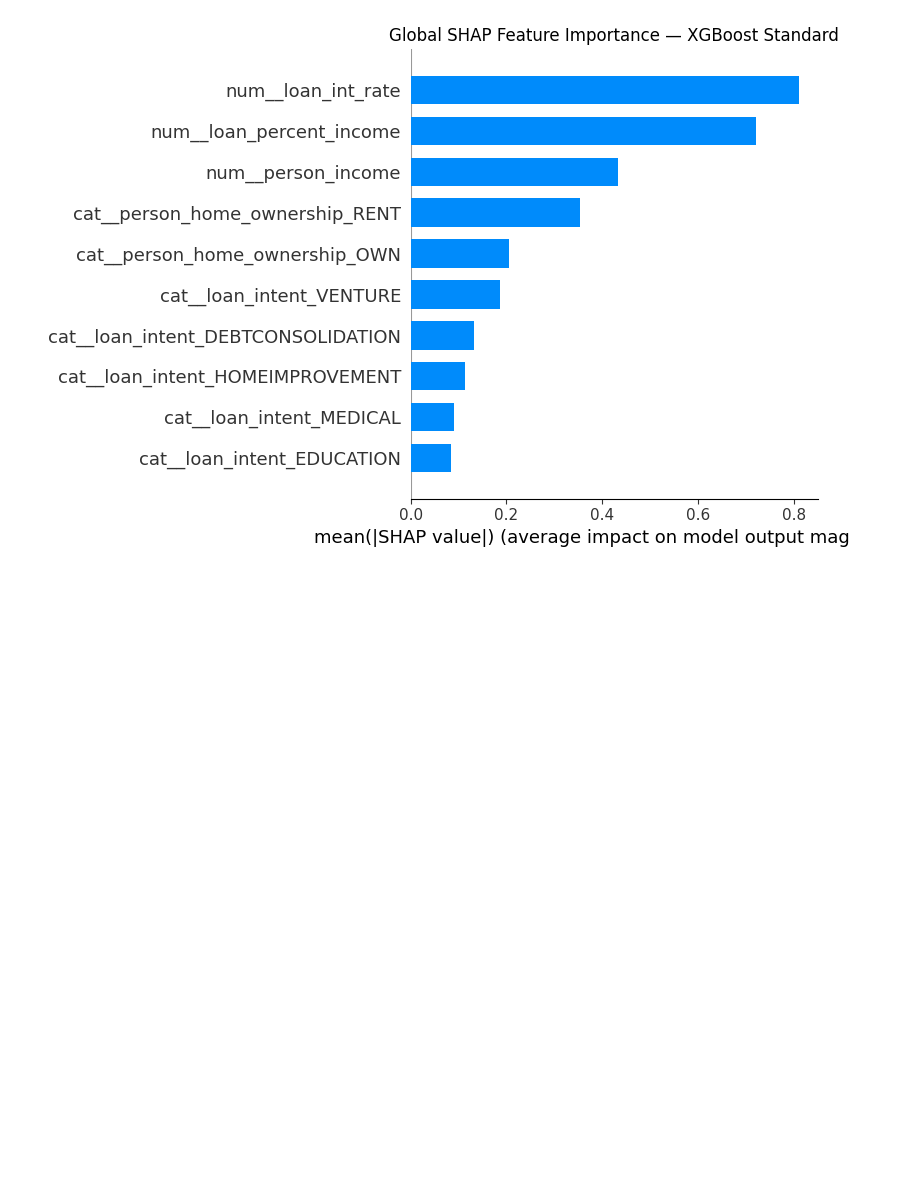
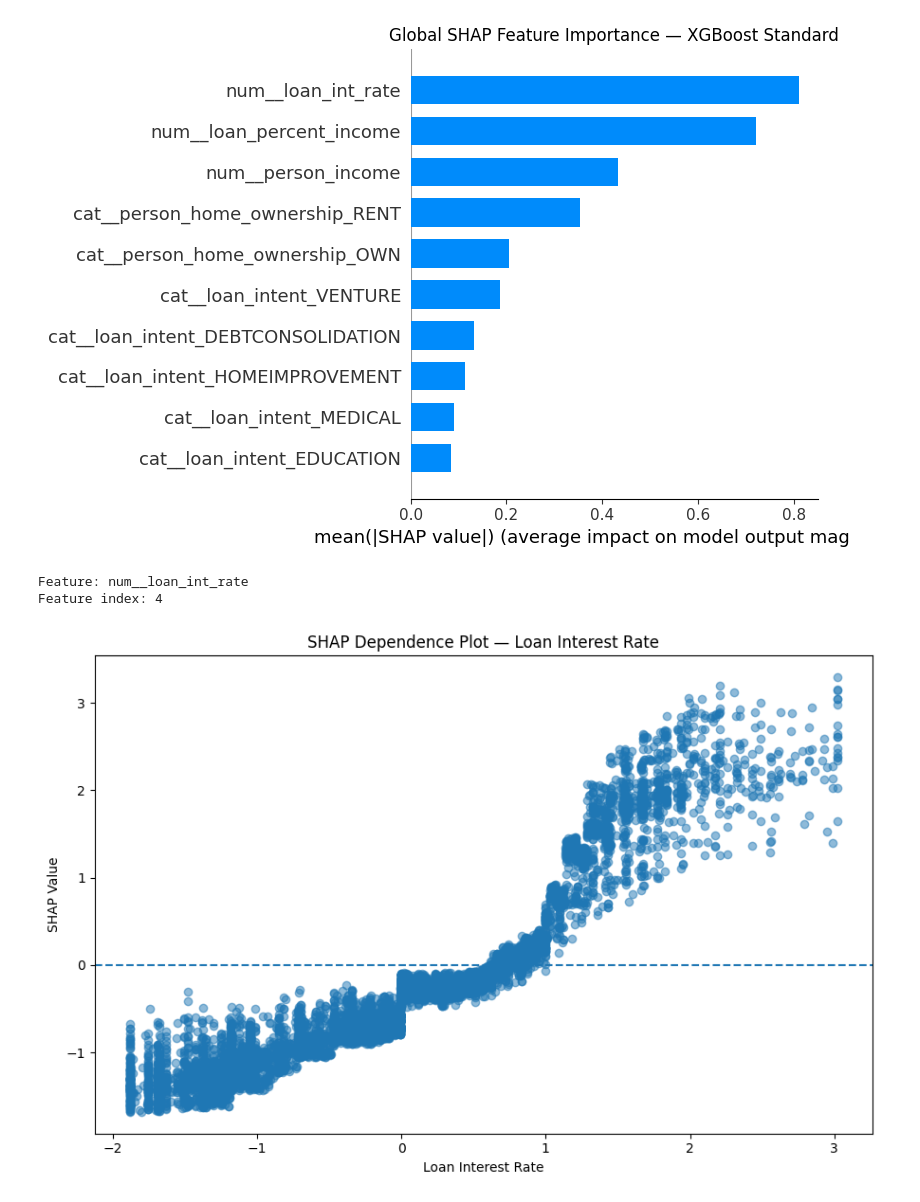
Before and after one commit to jiannyuhs-hue/ADALL_github, a Jupyter notebook: ADALL assignment/3013570Y_ADALL_ASSIGNMENT_2026Jun_(student).ipynb, the cells around one changed output. Cells and saved outputs as stored; diff of their text form; code cells hidden in the pictures; blank space fills up the shorter version.

```diff
--- a/ADALL assignment/3013570Y_ADALL_ASSIGNMENT_2026Jun_(student).ipynb
+++ b/ADALL assignment/3013570Y_ADALL_ASSIGNMENT_2026Jun_(student).ipynb
@@ -3669,3 +3669,81 @@ plt.tight_layout()
 plt.show()
 # %% [output]
 [figure]
+# %%
+# ============================================================
+# SHAP DEPENDENCE PLOT
+# CHAMPION MODEL — XGBoost Standard
+# Feature: loan_int_rate
+# ============================================================
+
+# ------------------------------------------------------------
+# 1. Get fitted preprocessor
+# ------------------------------------------------------------
+
+preprocessor_fitted = champion_pipeline.named_steps["preprocessor"]
+
+# ------------------------------------------------------------
+# 2. Get transformed feature names
+# ------------------------------------------------------------
+
+feature_names = preprocessor_fitted.get_feature_names_out()
+
+# ------------------------------------------------------------
+# 3. Transform X_test
+# ------------------------------------------------------------
+
+X_test_transformed = preprocessor_fitted.transform(X_test)
+
+# Convert sparse matrix if necessary
+if hasattr(X_test_transformed, "toarray"):
+    X_test_transformed = X_test_transformed.toarray()
+
+X_test_transformed = np.asarray(X_test_transformed)
+
+# ------------------------------------------------------------
+# 4. Find feature index
+# ------------------------------------------------------------
+
+feature = "num__loan_int_rate"
+
+feature_index = list(feature_names).index(feature)
+
+print("Feature:", feature)
+print("Feature index:", feature_index)
+
+# ------------------------------------------------------------
+# 5. Extract feature values and SHAP values
+# ------------------------------------------------------------
+
+feature_values = X_test_transformed[:, feature_index]
+feature_shap_values = shap_values[:, feature_index]
+
+# ------------------------------------------------------------
+# 6. Create dependence plot
+# ------------------------------------------------------------
+
+plt.figure(figsize=(9, 6))
+
+plt.scatter(
+    feature_values,
+    feature_shap_values,
+    alpha=0.5
+)
+
+plt.axhline(
+    y=0,
+    linestyle="--"
+)
+
+plt.xlabel("Loan Interest Rate")
+plt.ylabel("SHAP Value")
+plt.title(
+    "SHAP Dependence Plot — Loan Interest Rate"
+)
+
+plt.tight_layout()
+plt.show()
+# %% [output]
+Feature: num__loan_int_rate
+Feature index: 4
+[figure, added]
```
Also changed, not shown: parts of 3 cells of this notebook.
